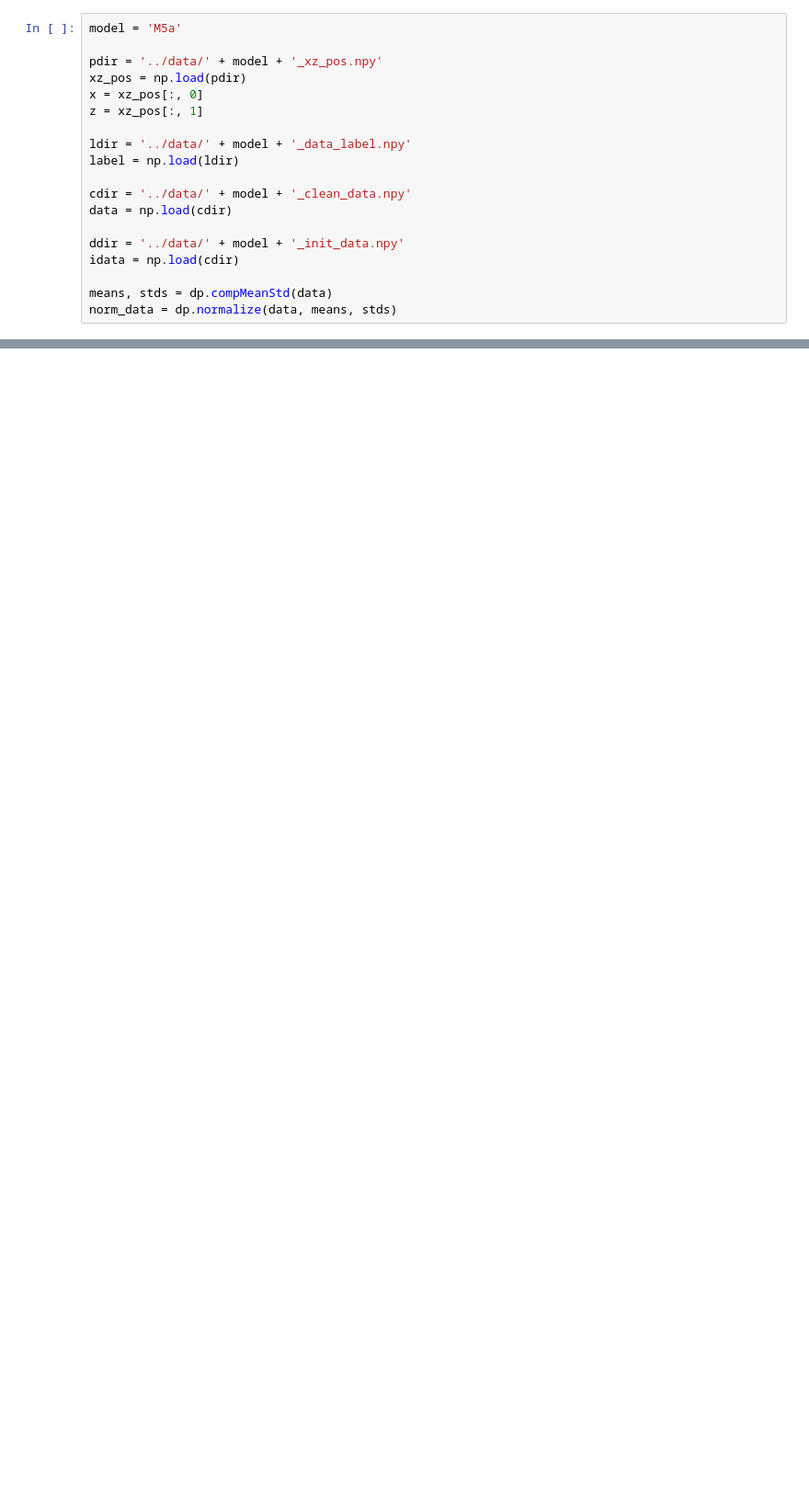
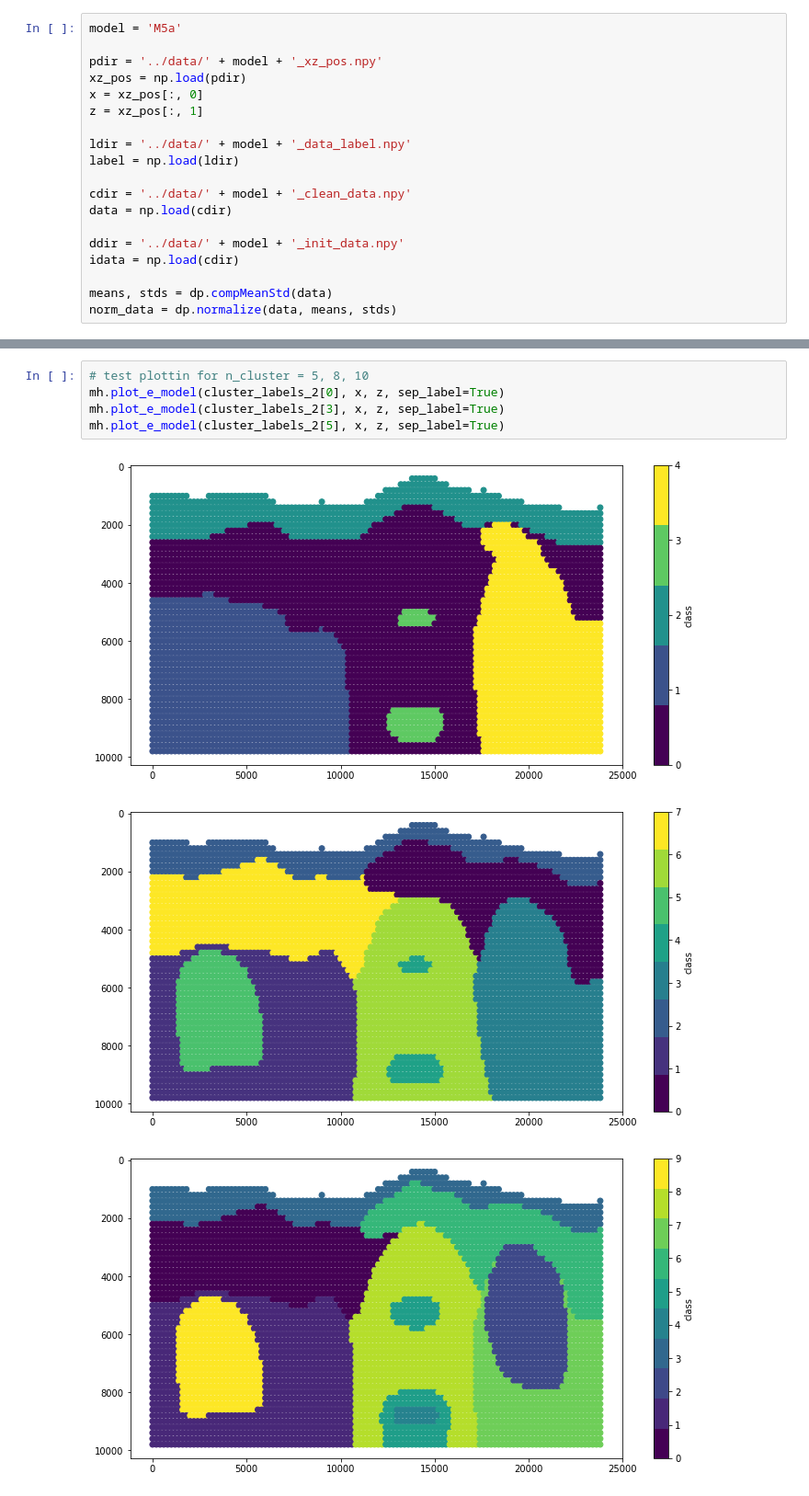
Before and after one commit to msc-acse/acse-9-independent-research-project-wafflescore, a Jupyter notebook: Notebooks/K-Means.ipynb, the cells around one changed output, grey strips where cells are left out. Shown at 92% size. Cells and saved outputs as stored; diff of their text form; blank space fills up the shorter version.

```diff
--- a/Notebooks/K-Means.ipynb
+++ b/Notebooks/K-Means.ipynb
@@ -107,0 +127,9 @@ for c in cluster_labels_2[best_idx_2]:
+# %%
+# test plottin for n_cluster = 5, 8, 10
+mh.plot_e_model(cluster_labels_2[0], x, z, sep_label=True)
+mh.plot_e_model(cluster_labels_2[3], x, z, sep_label=True)
+mh.plot_e_model(cluster_labels_2[5], x, z, sep_label=True)
+# %% [output]
+[figure, added]
+[figure, added]
+[figure, added]
```
Also changed, not shown: parts of 18 cells of this notebook, 17 other files.
